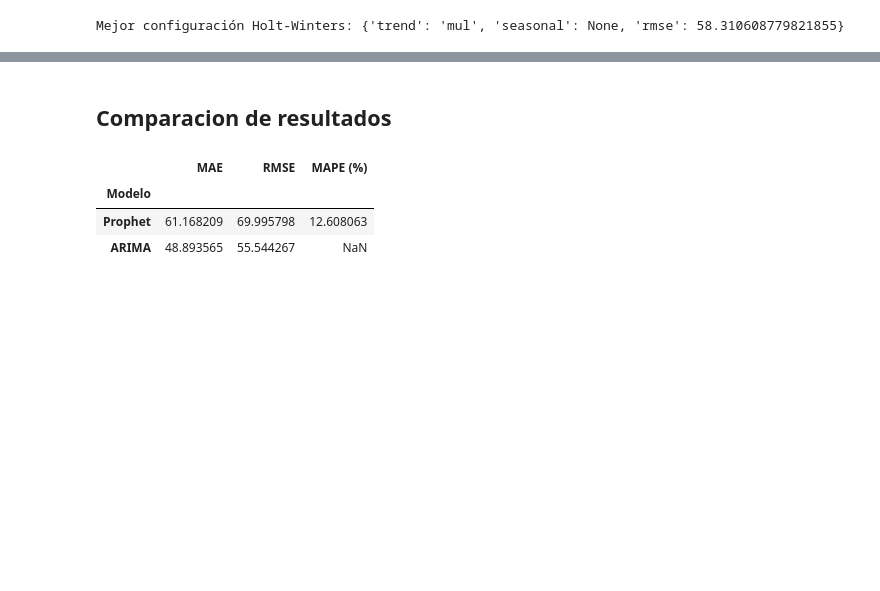
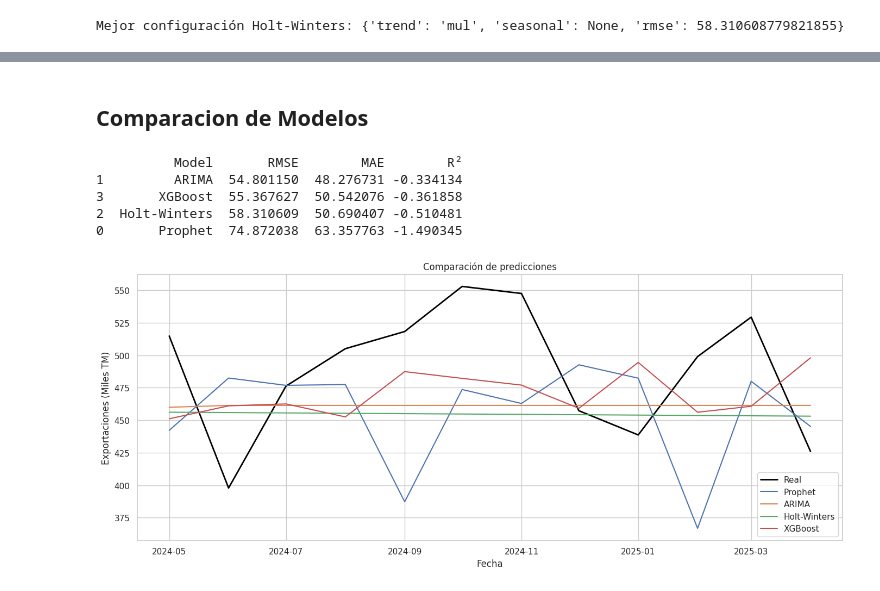
Before and after one commit to 1Dnns/forecast-chilean-copper-exports, a Jupyter notebook: notebooks/03_model_forecasting.ipynb, the cells around one changed output, grey strips where cells are left out. Saved outputs shown, nothing was run; the diff lists cells and outputs as text; code cells hidden in the pictures; blank space fills up the shorter version.

```diff
--- a/notebooks/03_model_forecasting.ipynb
+++ b/notebooks/03_model_forecasting.ipynb
@@ -374,18 +377,16 @@ XGBRegressor(base_score=None, booster=None, callbacks=None,
 # %% [markdown]
-## Comparacion de resultados
+## Comparacion de Modelos
-# %%
-# Crear tabla de resultados
-resultados = pd.DataFrame({
-    'Modelo': ['Prophet', 'ARIMA'],
-    'MAE': [mae_p, mae_a],
-    'RMSE': [rmse_p, rmse_a],
-    'MAPE (%)': [mape_p, mape_a]
-})
-
-resultados.set_index('Modelo', inplace=True)
-resultados
-# %% [output]
-|  | MAE | RMSE | MAPE (%) |
-| Modelo |  |  |  |
-| Prophet | 61.168209 | 69.995798 | 12.608063 |
-| ARIMA | 48.893565 | 55.544267 | NaN |
+# %%
+def evaluate_model(name, y_true, y_pred, results):
+    rmse = mean_squared_error(y_true, y_pred, squared=False)
+    mae = mean_absolute_error(y_true, y_pred)
+    r2 = r2_score(y_true, y_pred)
+
+    results.append({
+        'Model': name,
+        'RMSE': rmse,
+        'MAE': mae,
+        'R²': r2
+    })
+
+    return y_pred
@@ -391,0 +453,25 @@ resultados
+# %%
+df_results = pd.DataFrame(results).sort_values(by='RMSE')
+print(df_results)
+# %% [output]
+          Model       RMSE        MAE        R²
+1         ARIMA  54.801150  48.276731 -0.334134
+3       XGBoost  55.367627  50.542076 -0.361858
+2  Holt-Winters  58.310609  50.690407 -0.510481
+0       Prophet  74.872038  63.357763 -1.490345
+# %%
+plt.figure(figsize=(14, 6))
+plt.plot(test['ds'], test['y'], label='Real', color='black', linewidth=2)
+
+for name, pred in predictions.items():
+    plt.plot(test['ds'], pred, label=name)
+
+plt.title('Comparación de predicciones')
+plt.xlabel('Fecha')
+plt.ylabel('Exportaciones (Miles TM)')
+plt.legend()
+plt.grid(True)
+plt.tight_layout()
+plt.show()
+# %% [output]
+[figure, added]
```
Also changed, not shown: parts of 12 cells of this notebook, 1 other file.
